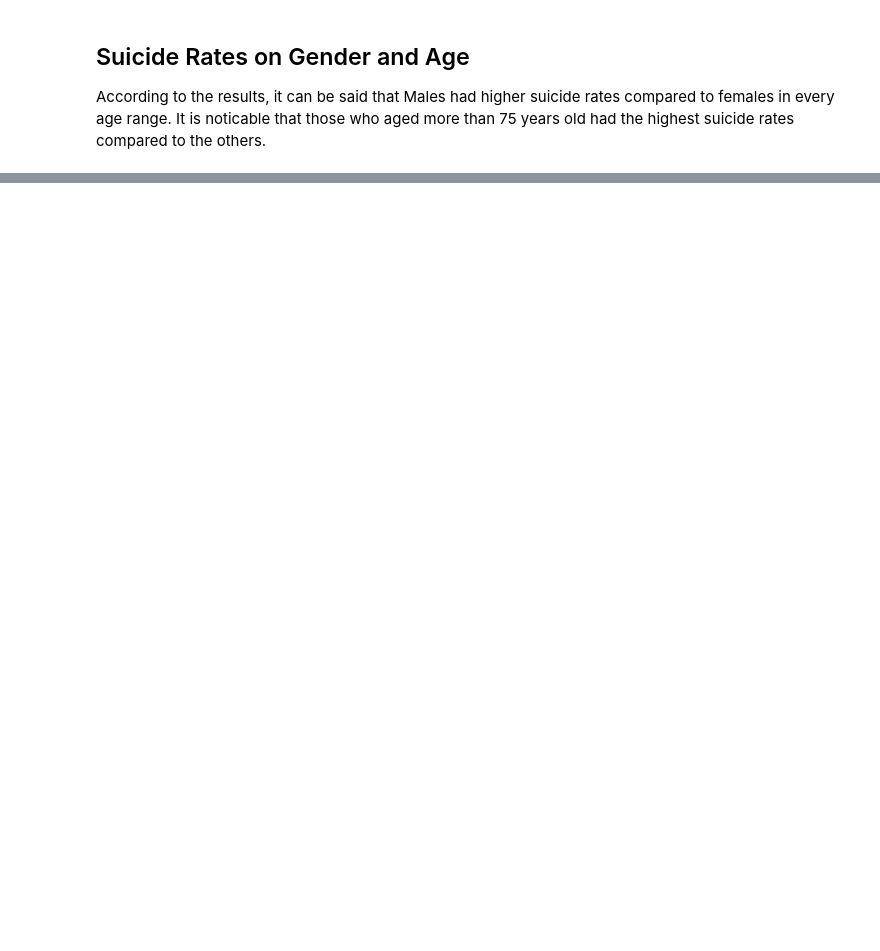
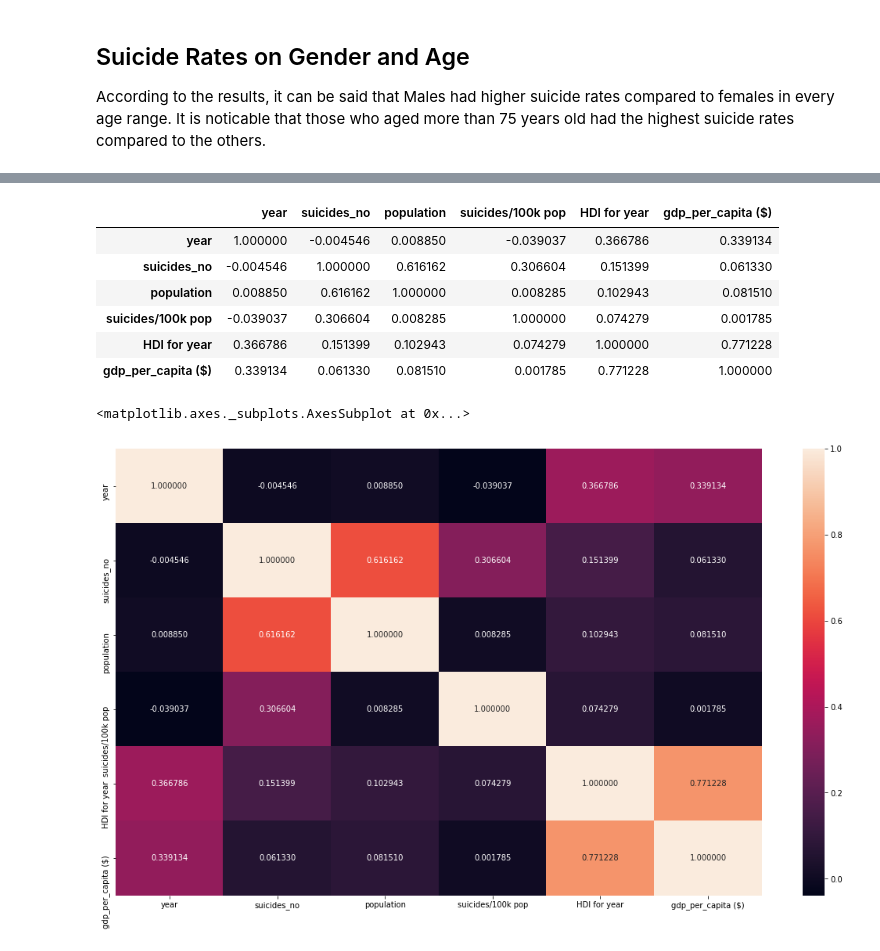
Before and after one commit to nat236919/Data_Science, a Jupyter notebook: Project_1_Suicide_Rate/Suicide_Rate_Analysis.ipynb, the cells around one changed output, grey strips where cells are left out. Drawn from its saved outputs; the diff is of its cells as text; code cells hidden in the pictures; blank space fills up the shorter version.

```diff
--- a/Project_1_Suicide_Rate/Suicide_Rate_Analysis.ipynb
+++ b/Project_1_Suicide_Rate/Suicide_Rate_Analysis.ipynb
@@ -316,0 +304,19 @@ py.iplot(fig, filename='grouped-bar')
+# %%
+sub_df = df[:] #Subsetting the data
+cor = sub_df.corr() #''Calculate the correlation of the above variables
+display(cor)
+
+# Display Heatmap
+fig, ax = plt.subplots()
+fig.set_size_inches(18.5, 10.5)
+sns.heatmap(cor, annot=True, square=False, fmt='f') # Plot the correlation as heat map
+# %% [output]
+|  | year | suicides_no | population | suicides/100k pop | HDI for year | gdp_per_capita ($) |
+| year | 1.000000 | -0.004546 | 0.008850 | -0.039037 | 0.366786 | 0.339134 |
+| suicides_no | -0.004546 | 1.000000 | 0.616162 | 0.306604 | 0.151399 | 0.061330 |
+| population | 0.008850 | 0.616162 | 1.000000 | 0.008285 | 0.102943 | 0.081510 |
+| suicides/100k pop | -0.039037 | 0.306604 | 0.008285 | 1.000000 | 0.074279 | 0.001785 |
+| HDI for year | 0.366786 | 0.151399 | 0.102943 | 0.074279 | 1.000000 | 0.771228 |
+| gdp_per_capita ($) | 0.339134 | 0.061330 | 0.081510 | 0.001785 | 0.771228 | 1.000000 |
+<matplotlib.axes._subplots.AxesSubplot at 0x...>
+[figure, added]
```
Also changed, not shown: parts of 9 cells of this notebook.
